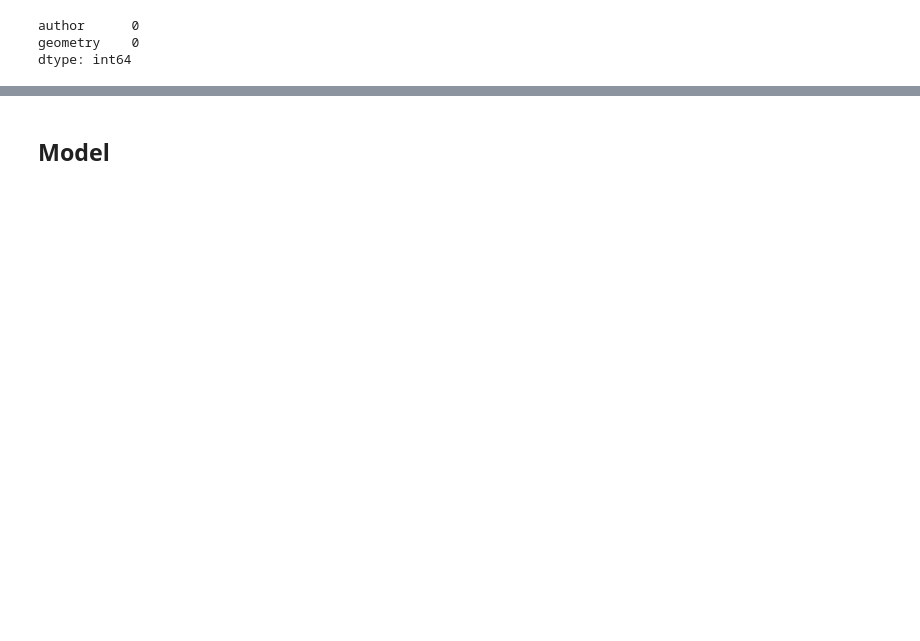
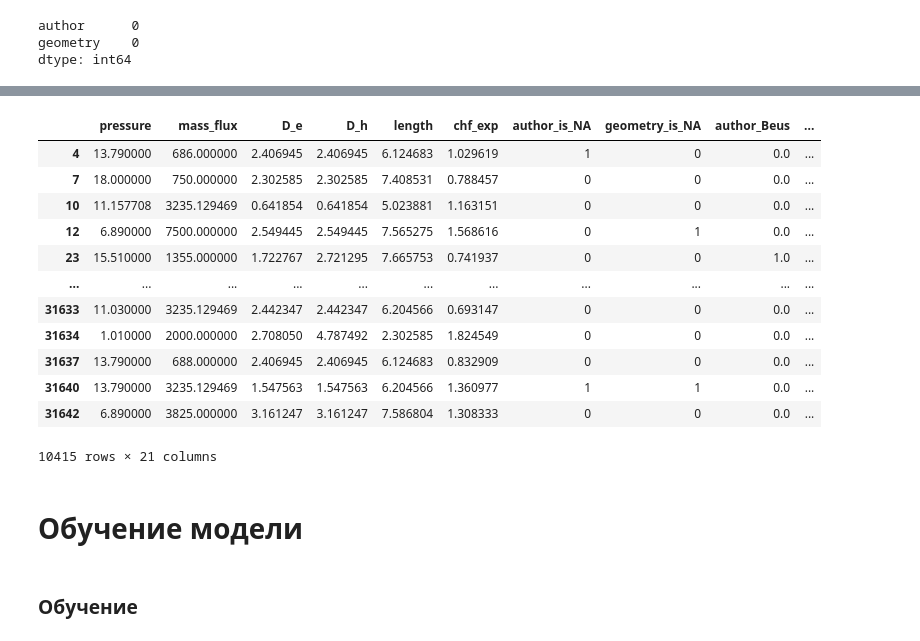
Before and after one commit to korshunovamm/Kaggle-Heat-Flux, a Jupyter notebook: solution.ipynb, the cells around one changed output, grey strips where cells are left out. Drawn from its saved outputs; the diff is of its cells as text; code cells hidden in the pictures; blank space fills up the shorter version.

```diff
--- a/solution.ipynb
+++ b/solution.ipynb
@@ -328,0 +245,18 @@ X_test = pd.concat([X_test, X_test_cat_encoded], axis=1).drop(columns=categorial
+# %%
+X_test
+# %% [output]
+|  | pressure | mass_flux | D_e | D_h | length | chf_exp | author_is_NA | geometry_is_NA | author_Beus | ... |
+| 4 | 13.790000 | 686.000000 | 2.406945 | 2.406945 | 6.124683 | 1.029619 | 1 | 0 | 0.0 | ... |
+| 7 | 18.000000 | 750.000000 | 2.302585 | 2.302585 | 7.408531 | 0.788457 | 0 | 0 | 0.0 | ... |
+| 10 | 11.157708 | 3235.129469 | 0.641854 | 0.641854 | 5.023881 | 1.163151 | 0 | 0 | 0.0 | ... |
+| 12 | 6.890000 | 7500.000000 | 2.549445 | 2.549445 | 7.565275 | 1.568616 | 0 | 1 | 0.0 | ... |
+| 23 | 15.510000 | 1355.000000 | 1.722767 | 2.721295 | 7.665753 | 0.741937 | 0 | 0 | 1.0 | ... |
+| ... | ... | ... | ... | ... | ... | ... | ... | ... | ... | ... |
+| 31633 | 11.030000 | 3235.129469 | 2.442347 | 2.442347 | 6.204566 | 0.693147 | 0 | 0 | 0.0 | ... |
+| 31634 | 1.010000 | 2000.000000 | 2.708050 | 4.787492 | 2.302585 | 1.824549 | 0 | 0 | 0.0 | ... |
+| 31637 | 13.790000 | 688.000000 | 2.406945 | 2.406945 | 6.124683 | 0.832909 | 0 | 0 | 0.0 | ... |
+| 31640 | 13.790000 | 3235.129469 | 1.547563 | 1.547563 | 6.204566 | 1.360977 | 1 | 1 | 0.0 | ... |
+| 31642 | 6.890000 | 3825.000000 | 3.161247 | 3.161247 | 7.586804 | 1.308333 | 0 | 0 | 0.0 | ... |
+10415 rows × 21 columns
+# %% [markdown]
+# Обучение модели
@@ -329,2 +268,2 @@ X_test = pd.concat([X_test, X_test_cat_encoded], axis=1).drop(columns=categorial
 # %% [markdown]
-## Model
+### Обучение
```
Also changed, not shown: parts of 53 cells of this notebook, 2 other files.
